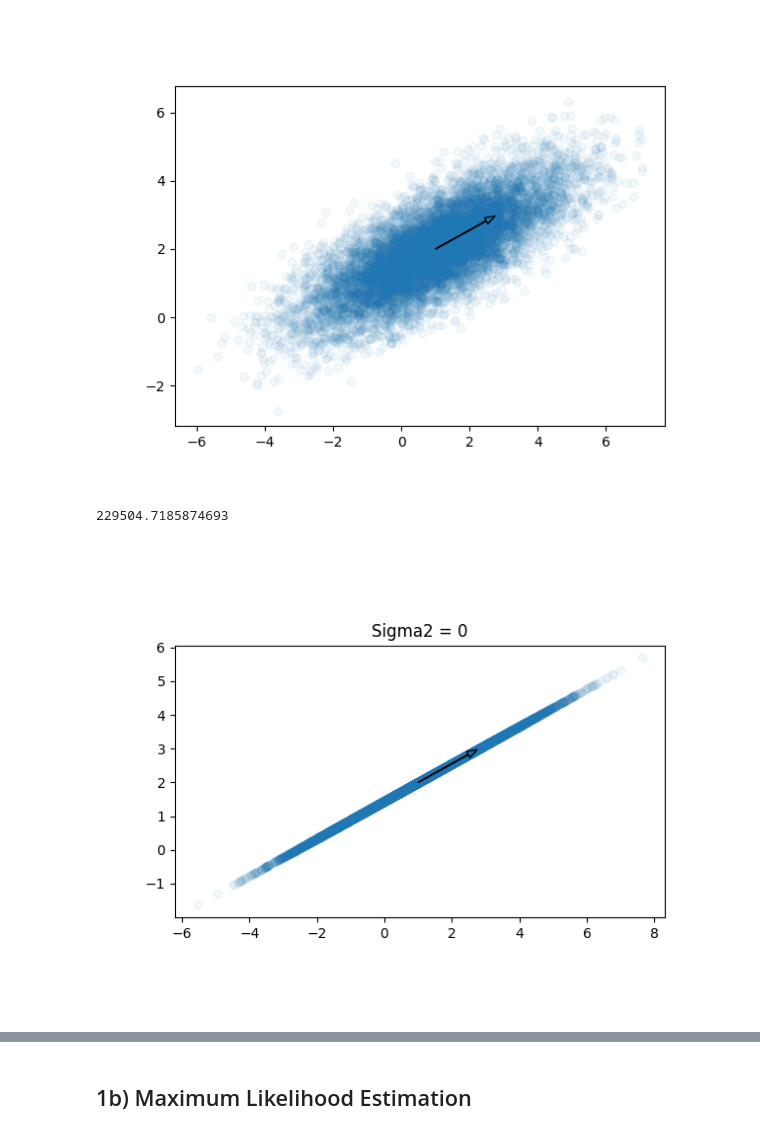
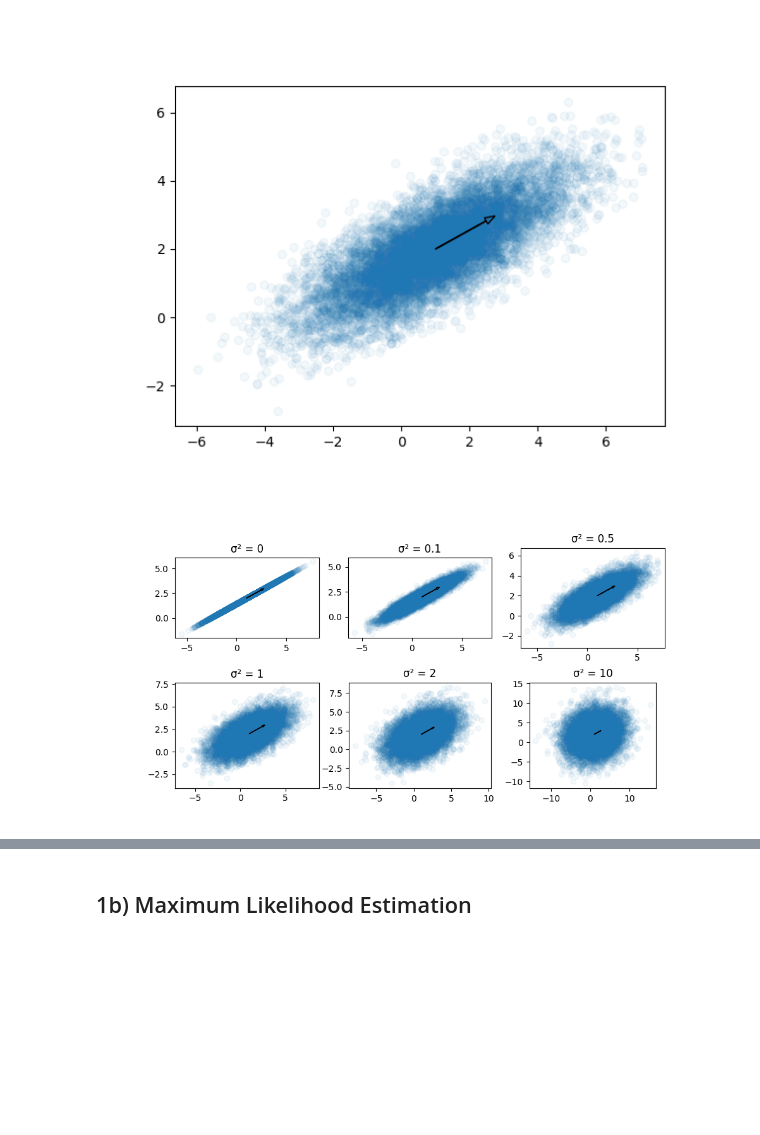
Before and after one commit to abisliouk/-IE675b-machine-learning, a Jupyter notebook: Assignment_4/a04-lvm-liza-task1.ipynb, the cells around one changed output, grey strips where cells are left out. Drawn from its saved outputs; the diff is of its cells as text; code cells hidden in the pictures; blank space fills up the shorter version.

Commit message:
finish 1d, clean code, update plots

```diff
--- a/Assignment_4/a04-lvm-liza-task1.ipynb
+++ b/Assignment_4/a04-lvm-liza-task1.ipynb
@@ -90,12 +90,23 @@ print(np.sum(toy_ppca["X"] ** 3))  # must be 273244.3990646409
 [figure]
 # %%
 # Impact of noise
-# YOUR CODE HERE
+# we set a range of noise values from 0 to 10
+noise_values = [0, 0.1, 0.5, 1, 2, 10]
+
+# and plot them in one figure to be able to compare them conveniently
+fig, axs = plt.subplots(2, 3, figsize=(10, 5))
+axs = axs.flatten()
+
+for i in range(6):
+    toy_ppca_s = ppca_gen(L=1, sigma2=noise_values[i], seed=0)
+    ppca_plot_2d(toy_ppca_s, axis=axs[i])
+    axs[i].set_title(f'σ² = {noise_values[i]}')
+
+
+# adjusting alignment to use more space
+plt.tight_layout(rect=[0, 0, 0, 0])
+plt.subplots_adjust(wspace=0.2, hspace=0.3)  # Adjust space between subplots
+
+plt.show()
+# %% [output]
+[figure, added]
-# %%
-toy_ppca_0 = ppca_gen(L=1, sigma2=0, seed=0)
-ppca_plot_2d(toy_ppca_0)
-plt.title("Sigma2 = 0")
-print(np.sum(toy_ppca_0["X"] ** 3))
-# %% [output]
-229504.7185874693
-[figure, removed]
```
Also changed, not shown: parts of 6 cells of this notebook, 6 other files.
